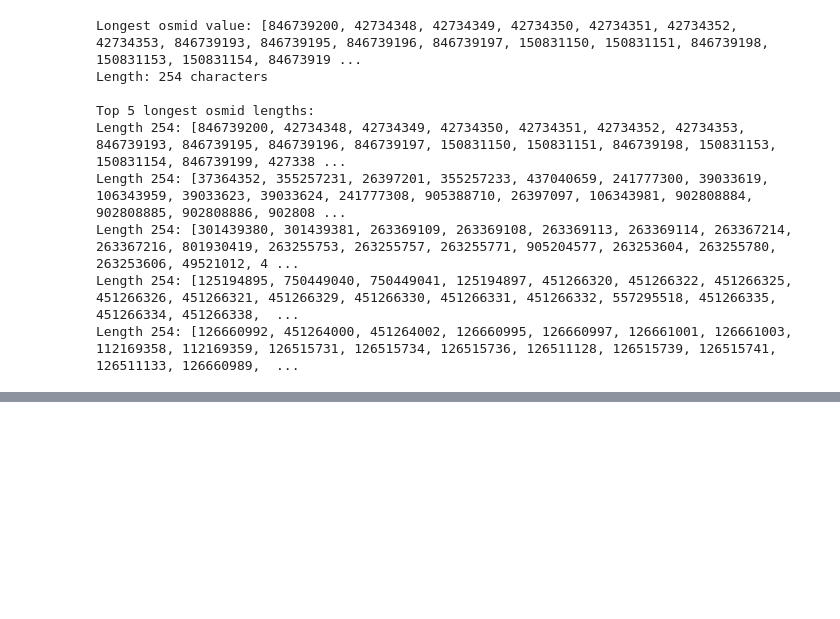
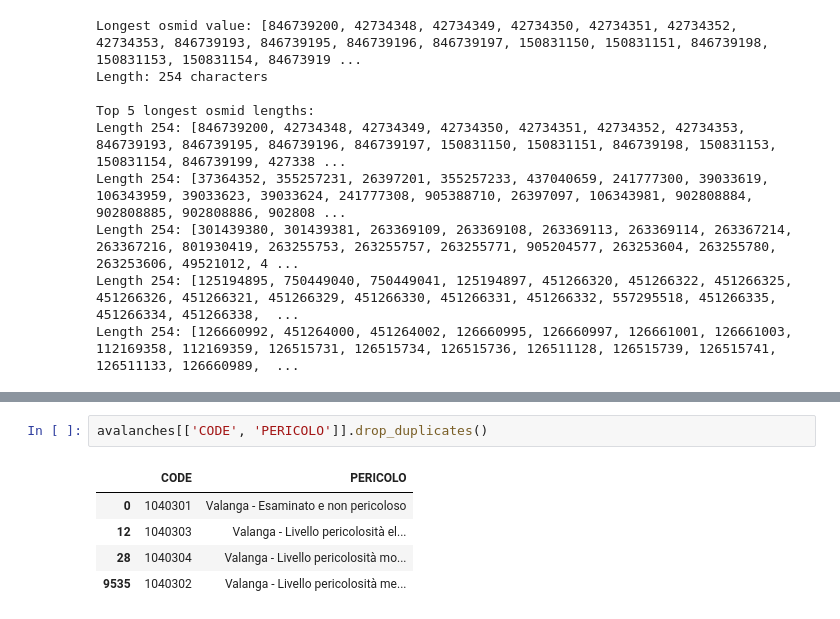
Before and after one commit to Hoegen/Data-Curation-Project, a Jupyter notebook: 0. EDA.ipynb, the cells around one changed output, grey strips where cells are left out. Drawn from its saved outputs; the diff is of its cells as text; blank space fills up the shorter version.

```diff
--- a/0. EDA.ipynb
+++ b/0. EDA.ipynb
@@ -895,0 +947,8 @@ Length 254: [126660992, 451264000, 451264002, 126660995, 126660997, 126661001, 1
+# %%
+avalanches[['CODE', 'PERICOLO']].drop_duplicates()
+# %% [output]
+|  | CODE | PERICOLO |
+| 0 | 1040301 | Valanga - Esaminato e non pericoloso |
+| 12 | 1040303 | Valanga - Livello pericolosità el... |
+| 28 | 1040304 | Valanga - Livello pericolosità mo... |
+| 9535 | 1040302 | Valanga - Livello pericolosità me... |
```
Also changed, not shown: parts of 7 cells of this notebook, 3 other files.
